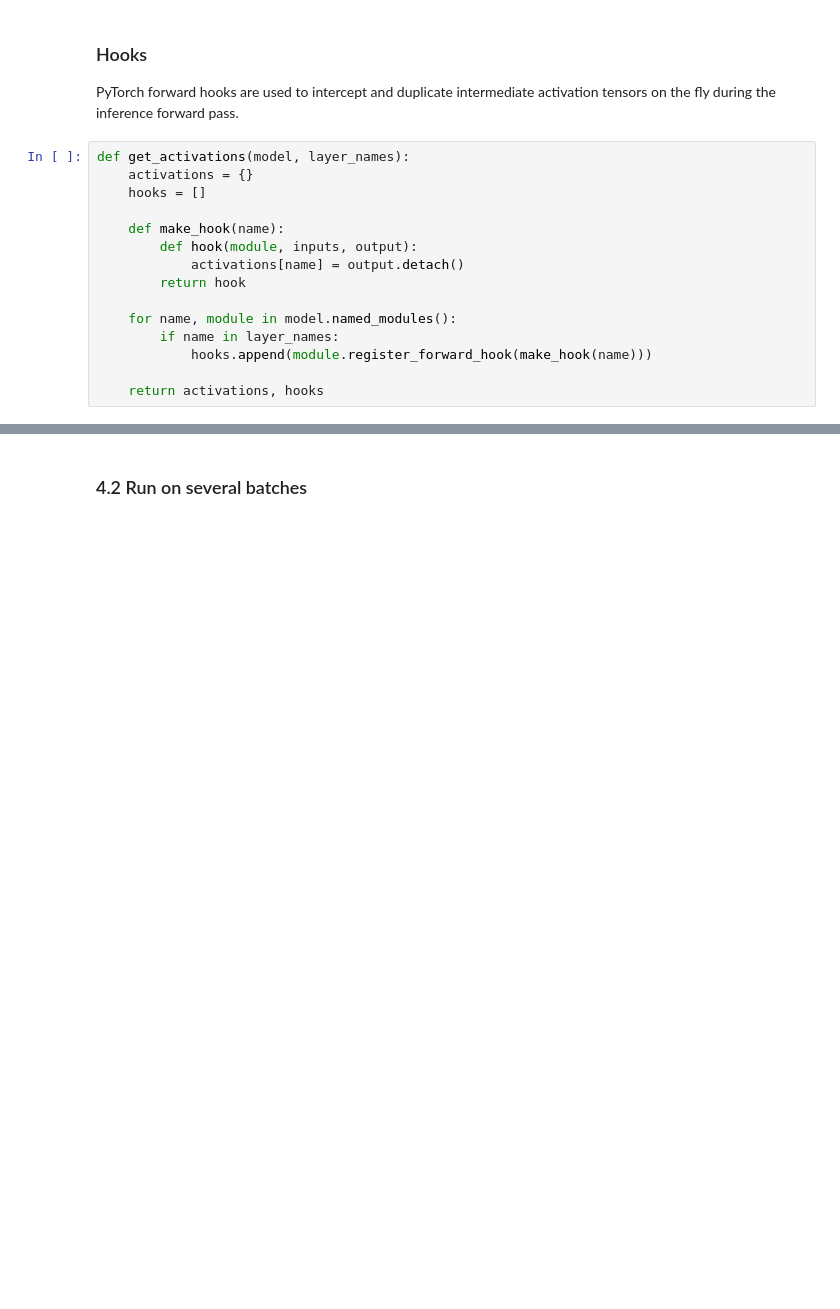
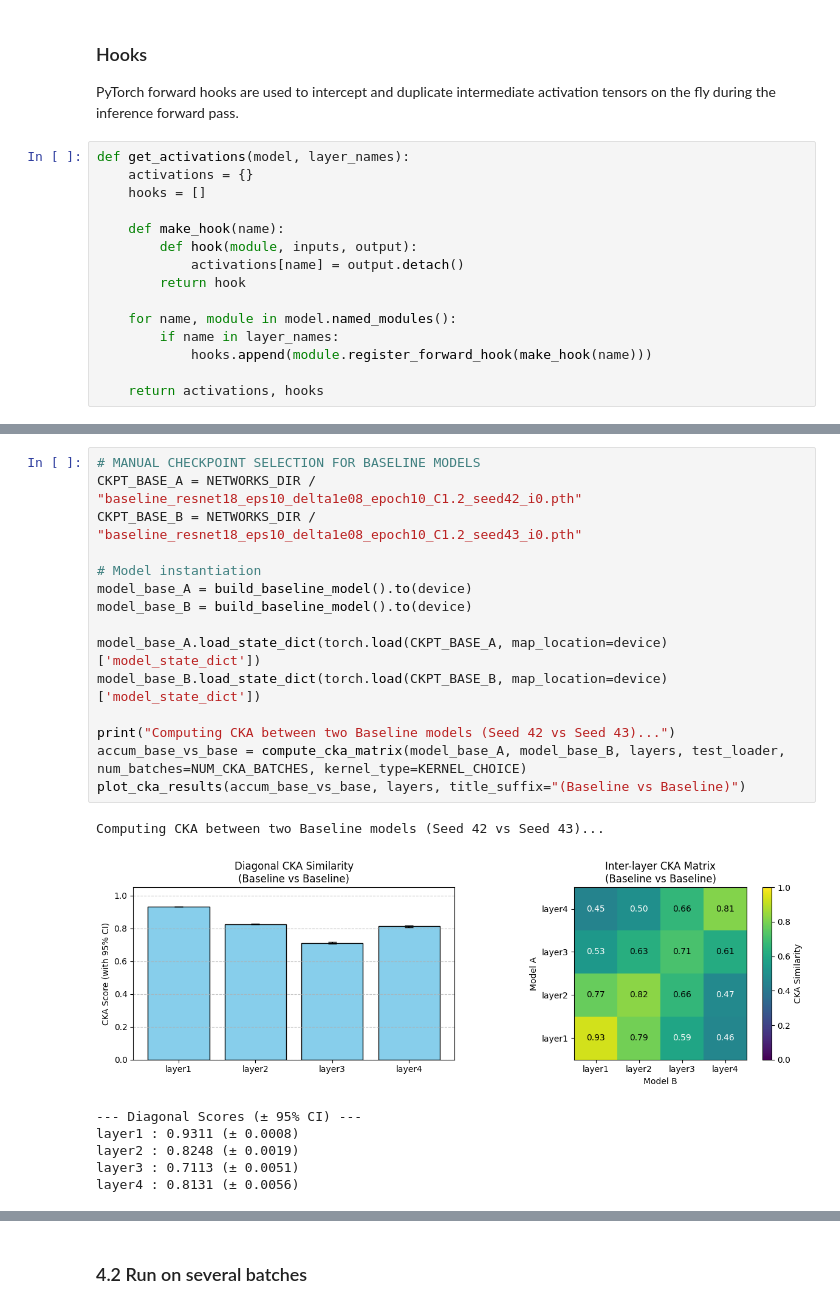
Before and after one commit to lhammach/DP-representations, a Jupyter notebook: cka_analysis.ipynb, the cells around one changed output, grey strips where cells are left out. Saved outputs shown, nothing was run; the diff lists cells and outputs as text; blank space fills up the shorter version.

```diff
--- a/cka_analysis.ipynb
+++ b/cka_analysis.ipynb
@@ -370,0 +490,23 @@ def linear_cka(X, Y):
+# %%
+# MANUAL CHECKPOINT SELECTION FOR BASELINE MODELS
+CKPT_BASE_A = NETWORKS_DIR / "baseline_resnet18_eps10_delta1e08_epoch10_C1.2_seed42_i0.pth"
+CKPT_BASE_B = NETWORKS_DIR / "baseline_resnet18_eps10_delta1e08_epoch10_C1.2_seed43_i0.pth"
+
+# Model instantiation
+model_base_A = build_baseline_model().to(device)
+model_base_B = build_baseline_model().to(device)
+
+model_base_A.load_state_dict(torch.load(CKPT_BASE_A, map_location=device)['model_state_dict'])
+model_base_B.load_state_dict(torch.load(CKPT_BASE_B, map_location=device)['model_state_dict'])
+
+print("Computing CKA between two Baseline models (Seed 42 vs Seed 43)...")
+accum_base_vs_base = compute_cka_matrix(model_base_A, model_base_B, layers, test_loader, num_batches=NUM_CKA_BATCHES, kernel_type=KERNEL_CHOICE)
+plot_cka_results(accum_base_vs_base, layers, title_suffix="(Baseline vs Baseline)")
+# %% [output]
+Computing CKA between two Baseline models (Seed 42 vs Seed 43)...
+[figure, added]
+--- Diagonal Scores (± 95% CI) ---
+layer1 : 0.9311 (± 0.0008)
+layer2 : 0.8248 (± 0.0019)
+layer3 : 0.7113 (± 0.0051)
+layer4 : 0.8131 (± 0.0056)
```
Also changed, not shown: parts of 13 cells of this notebook, 1 other file.
